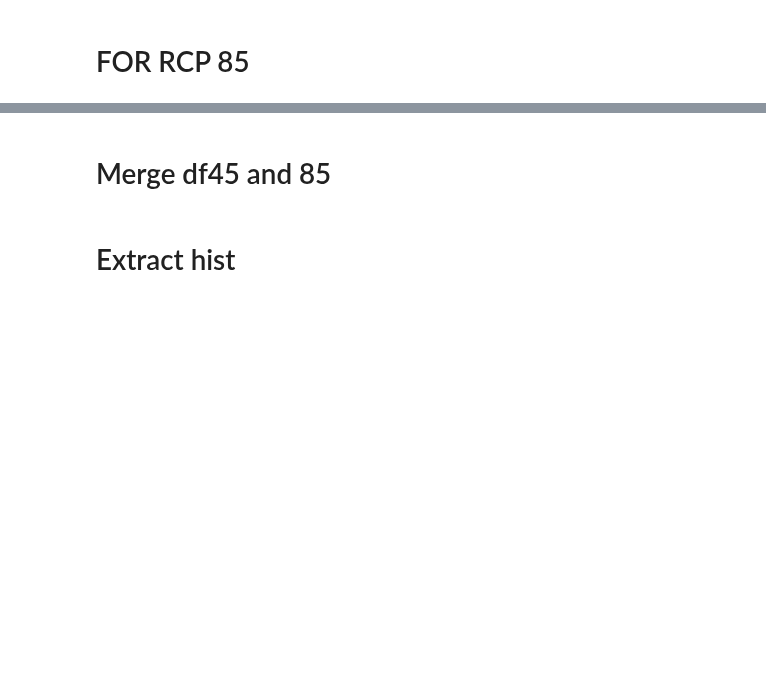
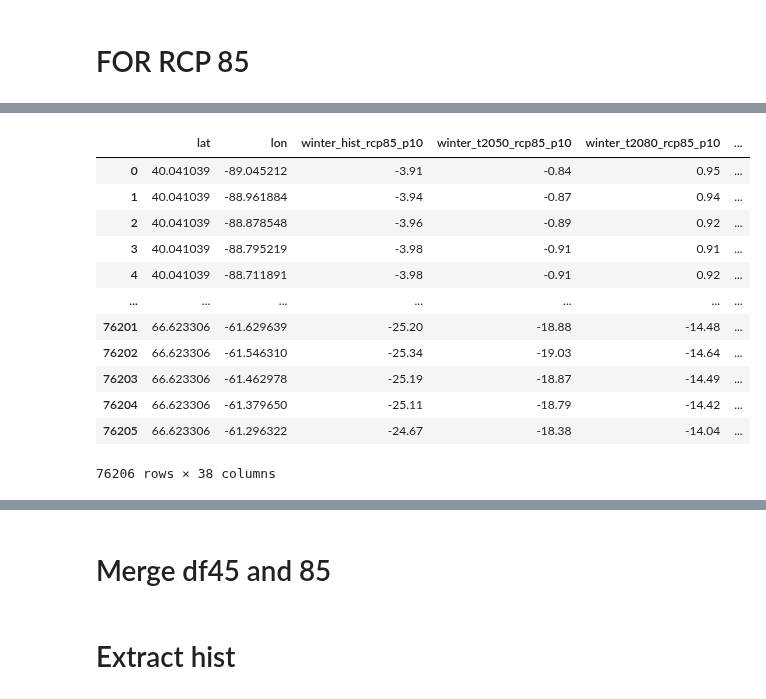
Before and after one commit to marinalopez2110/FistTemplateClimPort, a Jupyter notebook: GeoJson Maps Xclim tg_mean seasonal all regions.ipynb, the cells around one changed output, grey strips where cells are left out. Drawn from its saved outputs; the diff is of its cells as text; code cells hidden in the pictures; blank space fills up the shorter version.

```diff
--- a/GeoJson Maps Xclim tg_mean seasonal all regions.ipynb
+++ b/GeoJson Maps Xclim tg_mean seasonal all regions.ipynb
@@ -320,0 +191,13 @@ df85f
+# %%
+dsEns85= ens.create_ensemble(files85)
+dsEns85.time.dt.season[0:4]
+# Seasonal example 30 y means
+listds85 = []
+i=0
+for s in dsEns85.time.dt.season[0:4]:
+    print (i)
+    tmp1 = dsEns85.sel(time=(dsEns85.time.dt.year>=1981))
+    tmp1 = tmp1.sel(time=(tmp1.time.dt.season==s))
+    print(tmp1)
+    i = i+1
+    listds85.append(tmp1)
@@ -320,0 +302,25 @@ df85f
+# %%
+dfw85 = df85list[0].reset_index()
+dfsp85 = df85list[1].reset_index()
+dfsu85 = df85list[2].reset_index()
+dff85 = df85list[3].reset_index()
+# %%
+mkey = ["lat","lon"]
+# %%
+dfse85 = dfw85.merge(dfsp85, on=mkey).merge(dfsu85, on=mkey).merge(dff85, on=mkey)
+# %%
+dfse85
+# %% [output]
+|  | lat | lon | winter_hist_rcp85_p10 | winter_t2050_rcp85_p10 | winter_t2080_rcp85_p10 | ... |
+| 0 | 40.041039 | -89.045212 | -3.91 | -0.84 | 0.95 | ... |
+| 1 | 40.041039 | -88.961884 | -3.94 | -0.87 | 0.94 | ... |
+| 2 | 40.041039 | -88.878548 | -3.96 | -0.89 | 0.92 | ... |
+| 3 | 40.041039 | -88.795219 | -3.98 | -0.91 | 0.91 | ... |
+| 4 | 40.041039 | -88.711891 | -3.98 | -0.91 | 0.92 | ... |
+| ... | ... | ... | ... | ... | ... | ... |
+| 76201 | 66.623306 | -61.629639 | -25.20 | -18.88 | -14.48 | ... |
+| 76202 | 66.623306 | -61.546310 | -25.34 | -19.03 | -14.64 | ... |
+| 76203 | 66.623306 | -61.462978 | -25.19 | -18.87 | -14.49 | ... |
+| 76204 | 66.623306 | -61.379650 | -25.11 | -18.79 | -14.42 | ... |
+| 76205 | 66.623306 | -61.296322 | -24.67 | -18.38 | -14.04 | ... |
+76206 rows × 38 columns
```
Also changed, not shown: parts of 38 cells of this notebook.
